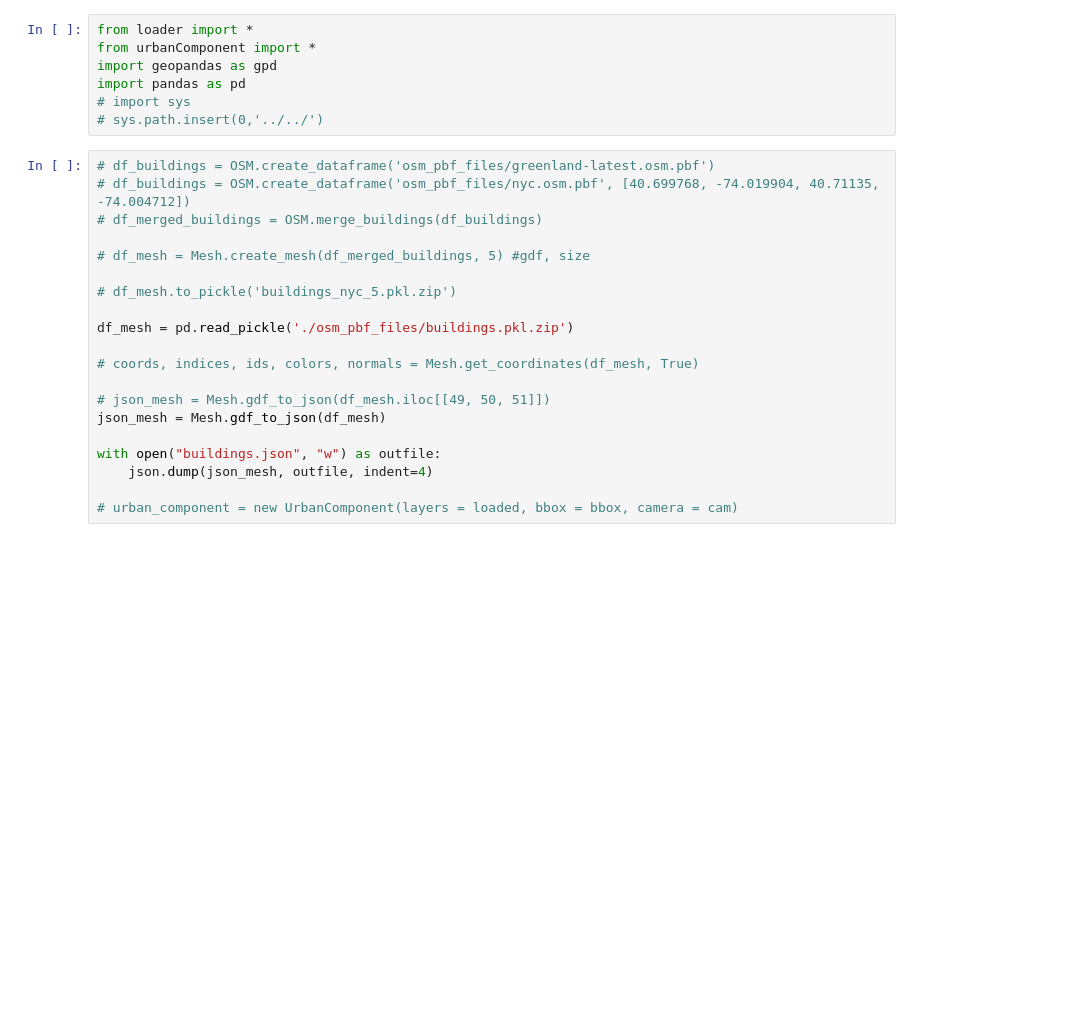
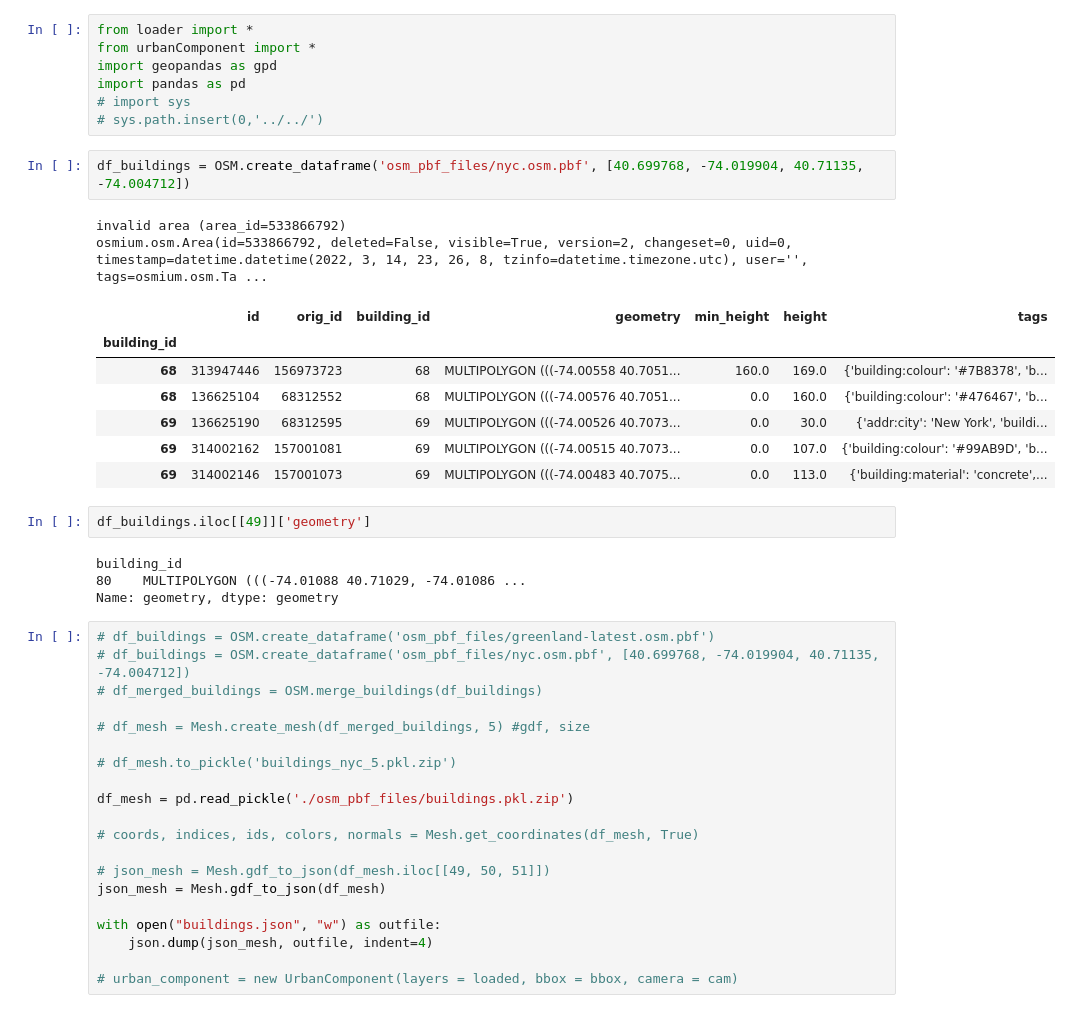
Before and after one commit to urban-toolkit/utk, a Jupyter notebook: src/pythonComponents/dataLoading/BuildingsGeneration.ipynb, the cells around one changed output. Saved outputs shown, nothing was run; the diff lists cells and outputs as text; blank space fills up the shorter version.

```diff
--- a/src/pythonComponents/dataLoading/BuildingsGeneration.ipynb
+++ b/src/pythonComponents/dataLoading/BuildingsGeneration.ipynb
@@ -5,6 +5,24 @@ import geopandas as gpd
 import pandas as pd
 # import sys
 # sys.path.insert(0,'../../')
+# %%
+df_buildings = OSM.create_dataframe('osm_pbf_files/nyc.osm.pbf', [40.699768, -74.019904, 40.71135, -74.004712])
+# %% [output]
+invalid area (area_id=533866792)
+osmium.osm.Area(id=533866792, deleted=False, visible=True, version=2, changeset=0, uid=0, timestamp=datetime.datetime(2022, 3, 14, 23, 26, 8, tzinfo=datetime.timezone.utc), user='', tags=osmium.osm.Ta ...
+|  | id | orig_id | building_id | geometry | min_height | height | tags |
+| building_id |  |  |  |  |  |  |  |
+| 68 | 313947446 | 156973723 | 68 | MULTIPOLYGON (((-74.00558 40.7051... | 160.0 | 169.0 | {'building:colour': '#7B8378', 'b... |
+| 68 | 136625104 | 68312552 | 68 | MULTIPOLYGON (((-74.00576 40.7051... | 0.0 | 160.0 | {'building:colour': '#476467', 'b... |
+| 69 | 136625190 | 68312595 | 69 | MULTIPOLYGON (((-74.00526 40.7073... | 0.0 | 30.0 | {'addr:city': 'New York', 'buildi... |
+| 69 | 314002162 | 157001081 | 69 | MULTIPOLYGON (((-74.00515 40.7073... | 0.0 | 107.0 | {'building:colour': '#99AB9D', 'b... |
+| 69 | 314002146 | 157001073 | 69 | MULTIPOLYGON (((-74.00483 40.7075... | 0.0 | 113.0 | {'building:material': 'concrete',... |
+# %%
+df_buildings.iloc[[49]]['geometry']
+# %% [output]
+building_id
+80    MULTIPOLYGON (((-74.01088 40.71029, -74.01086 ...
+Name: geometry, dtype: geometry
 # %%
 # df_buildings = OSM.create_dataframe('osm_pbf_files/greenland-latest.osm.pbf')
 # df_buildings = OSM.create_dataframe('osm_pbf_files/nyc.osm.pbf', [40.699768, -74.019904, 40.71135, -74.004712])
```
Also changed, not shown: 8 other files.
